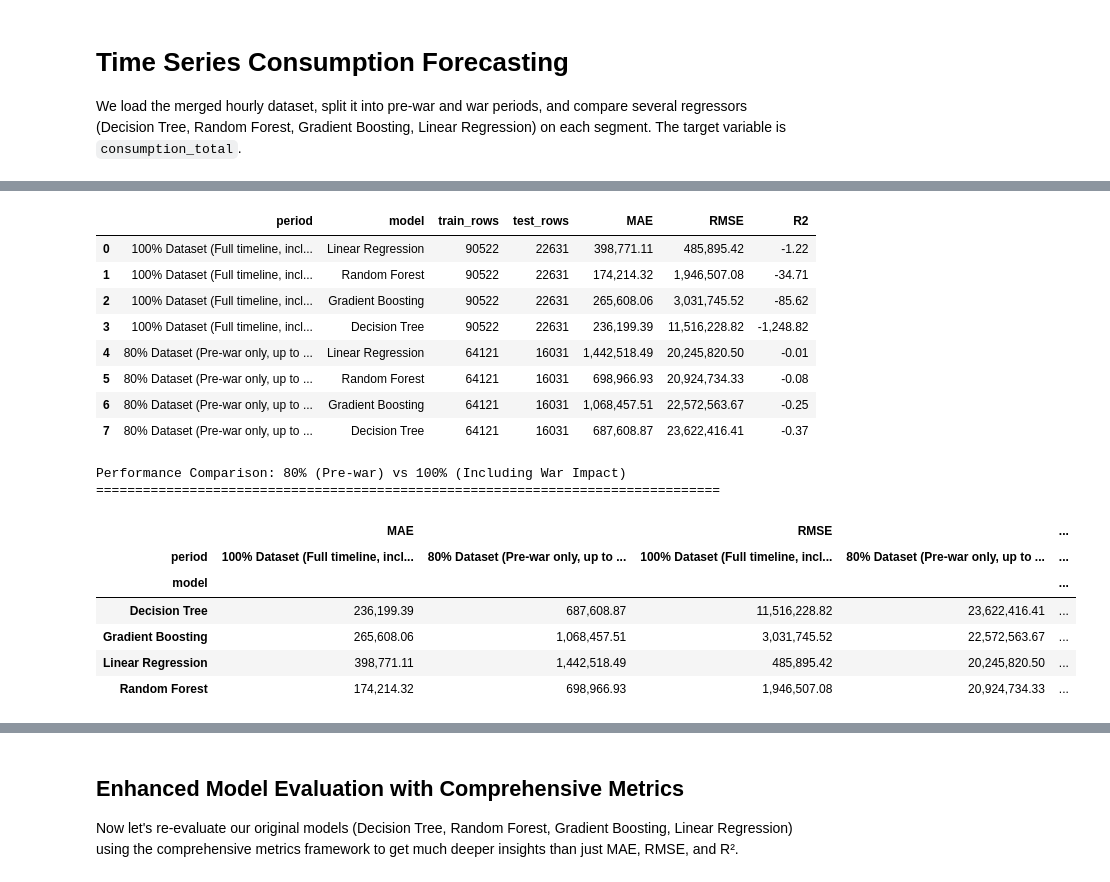
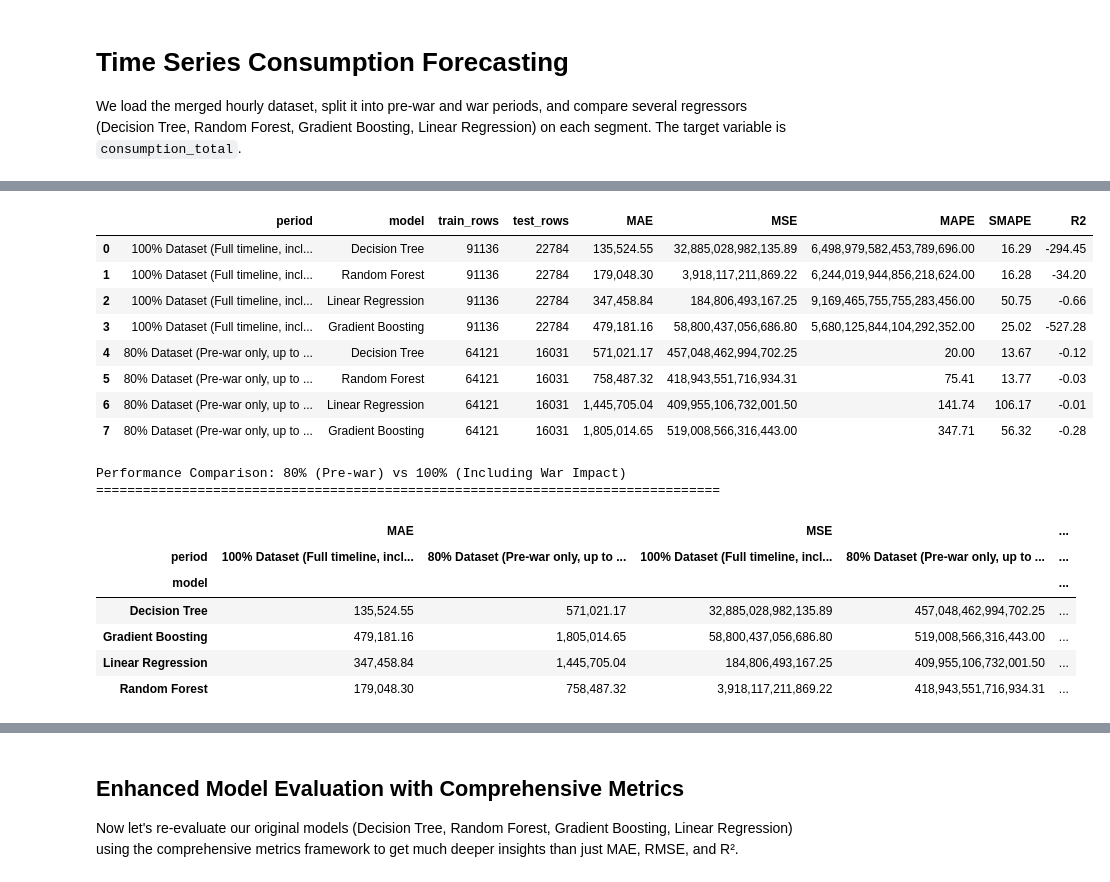
Before and after one commit to SLI0124/diplomovy-projekt, a Jupyter notebook: notebooks/machine_learning.ipynb, the cells around one changed output, grey strips where cells are left out. Drawn from its saved outputs; the diff is of its cells as text; code cells hidden in the pictures.

Commit message:
refactor: various machine learning notebook changes
- better metrics: MAE, MSE, MAPE, SMAPE, R2
- corresponding plots tied to those metrics
- various comparison between limited and full dataset

```diff
--- a/notebooks/machine_learning.ipynb
+++ b/notebooks/machine_learning.ipynb
@@ -56,4 +61,13 @@ War-period rows (from 2022-02-24 onwards): 33,001
 # %%
+def smape(y_true, y_pred) -> float:
+    """Symmetric Mean Absolute Percentage Error in % (lower is better)."""
+    y_true = np.asarray(y_true, dtype=float)
+    y_pred = np.asarray(y_pred, dtype=float)
+    denom = np.abs(y_true) + np.abs(y_pred)
+    denom = np.where(denom == 0, 1.0, denom)
+    return float(np.mean(2.0 * np.abs(y_pred - y_true) / denom) * 100.0)
+
+
 def temporal_train_test_split(data: pd.DataFrame, target: str, test_size: float = 0.2):
     if data.empty:
         raise ValueError("Provided dataframe is empty.")
@@ -104,7 +118,9 @@ def evaluate_period(data: pd.DataFrame, period_label: str) -> List[Dict[str, flo
                 "train_rows": len(X_train),
                 "test_rows": len(X_test),
                 "MAE": mean_absolute_error(y_test, preds),
-                "RMSE": mean_squared_error(y_test, preds) ** 0.5,
+                "MSE": mean_squared_error(y_test, preds),
+                "MAPE": mean_absolute_percentage_error(y_test, preds) * 100.0,
+                "SMAPE": smape(y_test, preds),
                 "R2": r2_score(y_test, preds),
             }
         )
@@ -135,9 +151,19 @@ for label, subset in periods:
 
 results_df = pd.DataFrame(results)
 if not results_df.empty:
-    metrics_order = ["period", "model", "train_rows", "test_rows", "MAE", "RMSE", "R2"]
+    metrics_order = [
+        "period",
+        "model",
+        "train_rows",
+        "test_rows",
+        "MAE",
+        "MSE",
+        "MAPE",
+        "SMAPE",
+        "R2",
+    ]
     results_df = (
-        results_df[metrics_order].sort_values(["period", "RMSE"]).reset_index(drop=True)
+        results_df[metrics_order].sort_values(["period", "MAE"]).reset_index(drop=True)
     )
 results_df
 # %% [output]
@@ -152,19 +175,19 @@ Date range: 2013-01-01 00:00:00 to 2025-11-30 00:00:00
-|  | period | model | train_rows | test_rows | MAE | RMSE | R2 |
-| 0 | 100% Dataset (Full timeline, incl... | Linear Regression | 90522 | 22631 | 398,771.11 | 485,895.42 | -1.22 |
-| 1 | 100% Dataset (Full timeline, incl... | Random Forest | 90522 | 22631 | 174,214.32 | 1,946,507.08 | -34.71 |
-| 2 | 100% Dataset (Full timeline, incl... | Gradient Boosting | 90522 | 22631 | 265,608.06 | 3,031,745.52 | -85.62 |
-| 3 | 100% Dataset (Full timeline, incl... | Decision Tree | 90522 | 22631 | 236,199.39 | 11,516,228.82 | -1,248.82 |
-| 4 | 80% Dataset (Pre-war only, up to ... | Linear Regression | 64121 | 16031 | 1,442,518.49 | 20,245,820.50 | -0.01 |
-| 5 | 80% Dataset (Pre-war only, up to ... | Random Forest | 64121 | 16031 | 698,966.93 | 20,924,734.33 | -0.08 |
-| 6 | 80% Dataset (Pre-war only, up to ... | Gradient Boosting | 64121 | 16031 | 1,068,457.51 | 22,572,563.67 | -0.25 |
-| 7 | 80% Dataset (Pre-war only, up to ... | Decision Tree | 64121 | 16031 | 687,608.87 | 23,622,416.41 | -0.37 |
+|  | period | model | train_rows | test_rows | MAE | MSE | MAPE | SMAPE | R2 |
+| 0 | 100% Dataset (Full timeline, incl... | Decision Tree | 91136 | 22784 | 135,524.55 | 32,885,028,982,135.89 | 6,498,979,582,453,789,696.00 | 16.29 | -294.45 |
+| 1 | 100% Dataset (Full timeline, incl... | Random Forest | 91136 | 22784 | 179,048.30 | 3,918,117,211,869.22 | 6,244,019,944,856,218,624.00 | 16.28 | -34.20 |
+| 2 | 100% Dataset (Full timeline, incl... | Linear Regression | 91136 | 22784 | 347,458.84 | 184,806,493,167.25 | 9,169,465,755,755,283,456.00 | 50.75 | -0.66 |
+| 3 | 100% Dataset (Full timeline, incl... | Gradient Boosting | 91136 | 22784 | 479,181.16 | 58,800,437,056,686.80 | 5,680,125,844,104,292,352.00 | 25.02 | -527.28 |
+| 4 | 80% Dataset (Pre-war only, up to ... | Decision Tree | 64121 | 16031 | 571,021.17 | 457,048,462,994,702.25 | 20.00 | 13.67 | -0.12 |
+| 5 | 80% Dataset (Pre-war only, up to ... | Random Forest | 64121 | 16031 | 758,487.32 | 418,943,551,716,934.31 | 75.41 | 13.77 | -0.03 |
+| 6 | 80% Dataset (Pre-war only, up to ... | Linear Regression | 64121 | 16031 | 1,445,705.04 | 409,955,106,732,001.50 | 141.74 | 106.17 | -0.01 |
+| 7 | 80% Dataset (Pre-war only, up to ... | Gradient Boosting | 64121 | 16031 | 1,805,014.65 | 519,008,566,316,443.00 | 347.71 | 56.32 | -0.28 |
 # %%
 # Pivot table to compare model performance
 # between 80% (pre-war) vs 100% (with war impact)
 pivot = None
 if not results_df.empty:
     pivot = results_df.pivot(
-        index="model", columns="period", values=["MAE", "RMSE", "R2"]
+        index="model", columns="period", values=["MAE", "MSE", "MAPE", "SMAPE", "R2"]
     )
     print("Performance Comparison: 80% (Pre-war) vs 100% (Including War Impact)")
     print("=" * 80)
@@ -173,13 +196,13 @@ pivot
 # %% [output]
 Performance Comparison: 80% (Pre-war) vs 100% (Including War Impact)
 ================================================================================
-|  | MAE |  | RMSE |  | ... |
+|  | MAE |  | MSE |  | ... |
 | period | 100% Dataset (Full timeline, incl... | 80% Dataset (Pre-war only, up to ... | 100% Dataset (Full timeline, incl... | 80% Dataset (Pre-war only, up to ... | ... |
 | model |  |  |  |  | ... |
-| Decision Tree | 236,199.39 | 687,608.87 | 11,516,228.82 | 23,622,416.41 | ... |
-| Gradient Boosting | 265,608.06 | 1,068,457.51 | 3,031,745.52 | 22,572,563.67 | ... |
-| Linear Regression | 398,771.11 | 1,442,518.49 | 485,895.42 | 20,245,820.50 | ... |
-| Random Forest | 174,214.32 | 698,966.93 | 1,946,507.08 | 20,924,734.33 | ... |
+| Decision Tree | 135,524.55 | 571,021.17 | 32,885,028,982,135.89 | 457,048,462,994,702.25 | ... |
+| Gradient Boosting | 479,181.16 | 1,805,014.65 | 58,800,437,056,686.80 | 519,008,566,316,443.00 | ... |
+| Linear Regression | 347,458.84 | 1,445,705.04 | 184,806,493,167.25 | 409,955,106,732,001.50 | ... |
+| Random Forest | 179,048.30 | 758,487.32 | 3,918,117,211,869.22 | 418,943,551,716,934.31 | ... |
 # %%
 import matplotlib.pyplot as plt
 import seaborn as sns
```
Also changed, not shown: parts of 11 cells of this notebook.
